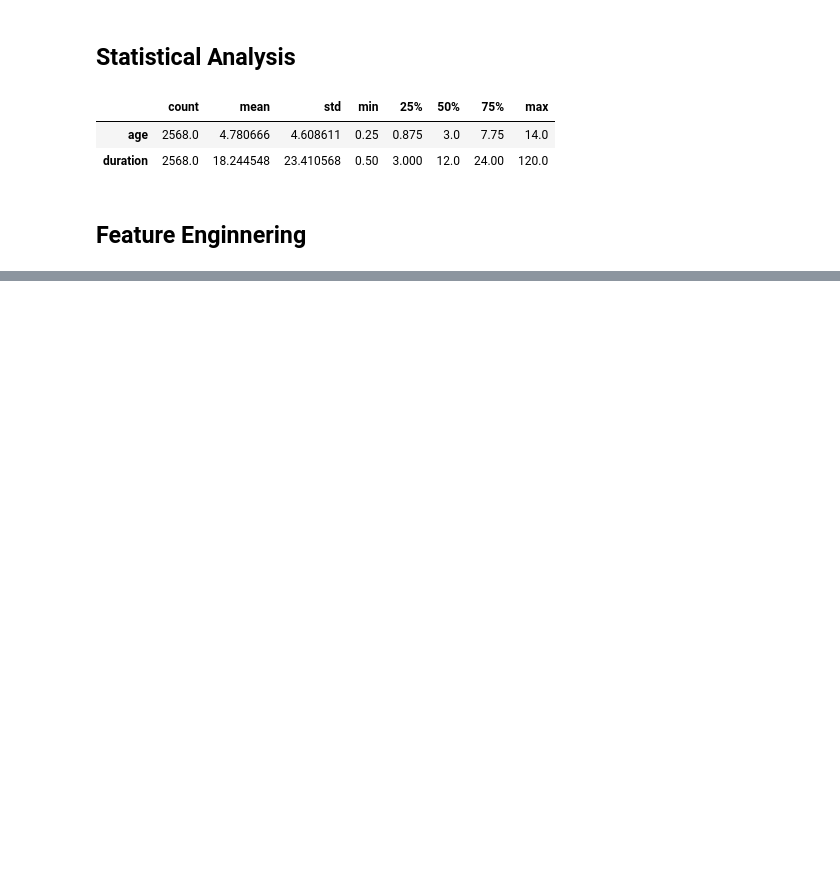
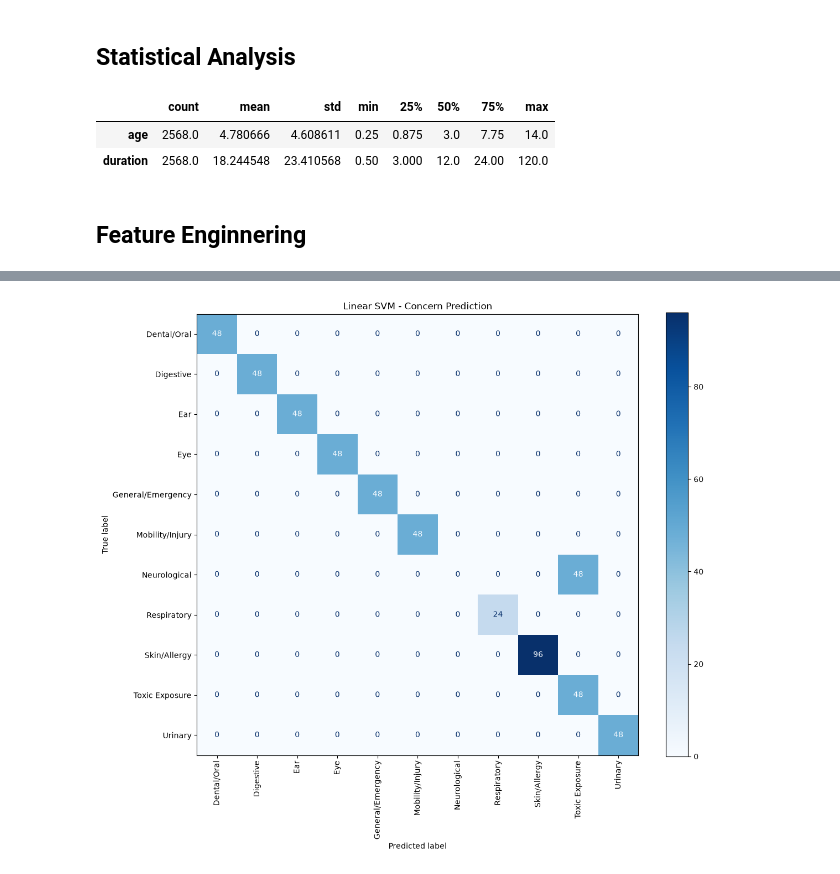
Before and after one commit to samifahim07/PetHealth-Recommendation-Engine, a Jupyter notebook: pet_health_recomendation.ipynb, the cells around one changed output, grey strips where cells are left out. Drawn from its saved outputs; the diff is of its cells as text; code cells hidden in the pictures; blank space fills up the shorter version.

```diff
--- a/pet_health_recomendation.ipynb
+++ b/pet_health_recomendation.ipynb
@@ -142,2 +101,0 @@ df["duration_days"] = df["duration"] / 24
-# %%
-df["symptom_count"] = df[["symptom_1", "symptom_2", "symptom_3"]].notna().sum(axis=1)
@@ -143,0 +356,5 @@ df["symptom_count"] = df[["symptom_1", "symptom_2", "symptom_3"]].notna().sum(ax
+# %%
+X_train_transformed = preprocessor.fit_transform(X_train)
+
+print("Original shape:", X_train.shape)
+print("Transformed shape:", X_train_transformed.shape)
@@ -143,0 +725,14 @@ df["symptom_count"] = df[["symptom_1", "symptom_2", "symptom_3"]].notna().sum(ax
+# %%
+from sklearn.metrics import classification_report
+
+best_concern_model = trained_models["Linear SVM"]
+
+y_pred_concern = best_concern_model.predict(X_test)
+
+print(
+    classification_report(
+        y_concern_test,
+        y_pred_concern,
+        zero_division=0
+    )
+)
@@ -143,0 +757,19 @@ df["symptom_count"] = df[["symptom_1", "symptom_2", "symptom_3"]].notna().sum(ax
+# %%
+import matplotlib.pyplot as plt
+from sklearn.metrics import ConfusionMatrixDisplay
+
+fig, ax = plt.subplots(figsize=(12, 10))
+
+ConfusionMatrixDisplay.from_predictions(
+    y_concern_test,
+    y_pred_concern,
+    xticks_rotation=90,
+    cmap="Blues",
+    ax=ax
+)
+
+plt.title("Linear SVM - Concern Prediction")
+plt.tight_layout()
+plt.show()
+# %% [output]
+[figure, added]
```
Also changed, not shown: parts of 30 cells of this notebook, 1 other file.
